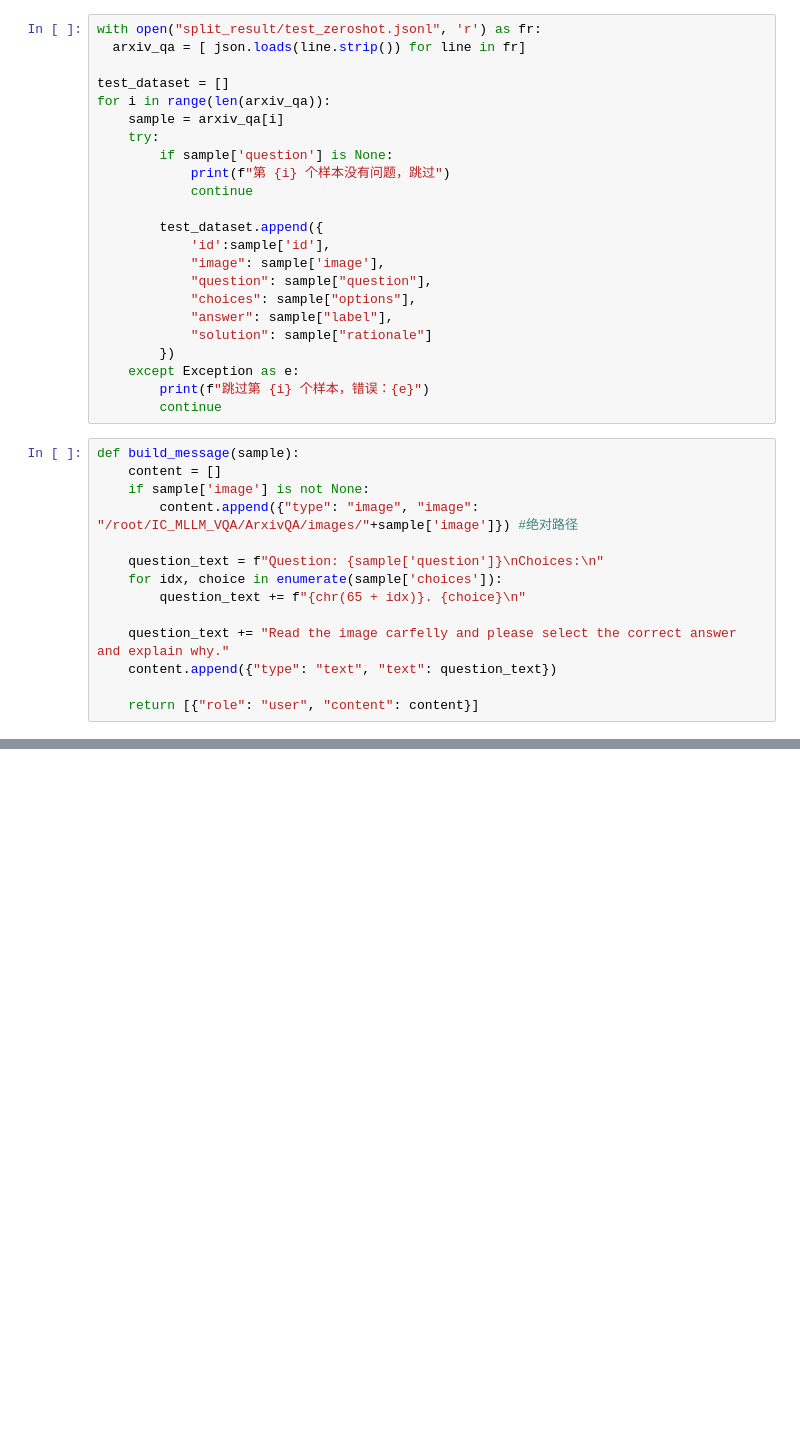
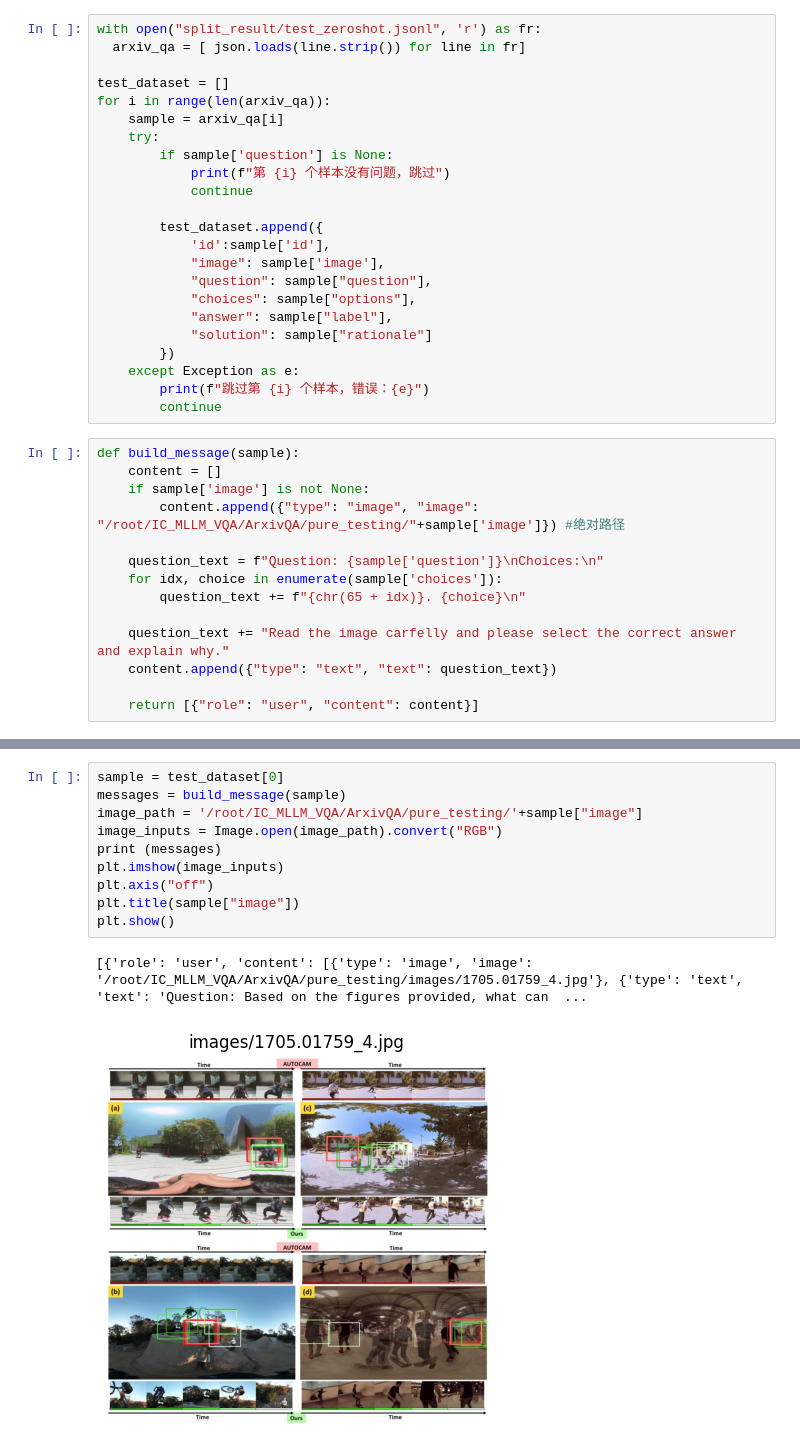
Before and after one commit to TAT-Y-T/IC_MLLM_VQA, a Jupyter notebook: ArxivQA/pure_testing/Qwen_ArxivQA_TESTING.ipynb, the cells around one changed output, grey strips where cells are left out. Cells and saved outputs as stored; diff of their text form; blank space fills up the shorter version.

```diff
--- a/ArxivQA/pure_testing/Qwen_ArxivQA_TESTING.ipynb
+++ b/ArxivQA/pure_testing/Qwen_ArxivQA_TESTING.ipynb
@@ -60,7 +57,7 @@ for i in range(len(arxiv_qa)):
 def build_message(sample):
     content = []
     if sample['image'] is not None:
-        content.append({"type": "image", "image": "/root/IC_MLLM_VQA/ArxivQA/images/"+sample['image']}) #绝对路径
+        content.append({"type": "image", "image": "/root/IC_MLLM_VQA/ArxivQA/pure_testing/"+sample['image']}) #绝对路径
 
     question_text = f"Question: {sample['question']}\nChoices:\n"
     for idx, choice in enumerate(sample['choices']):
@@ -88,2 +82,15 @@ plt.show()
+# %%
+sample = test_dataset[0]
+messages = build_message(sample)
+image_path = '/root/IC_MLLM_VQA/ArxivQA/pure_testing/'+sample["image"]
+image_inputs = Image.open(image_path).convert("RGB")
+print (messages)
+plt.imshow(image_inputs)
+plt.axis("off")
+plt.title(sample["image"])
+plt.show()
+# %% [output]
+[{'role': 'user', 'content': [{'type': 'image', 'image': '/root/IC_MLLM_VQA/ArxivQA/pure_testing/images/1705.01759_4.jpg'}, {'type': 'text', 'text': 'Question: Based on the figures provided, what can  ...
+[figure, added]
 # %%
 # 映射选项
```
Also changed, not shown: parts of 4 cells of this notebook, 3 other files.
